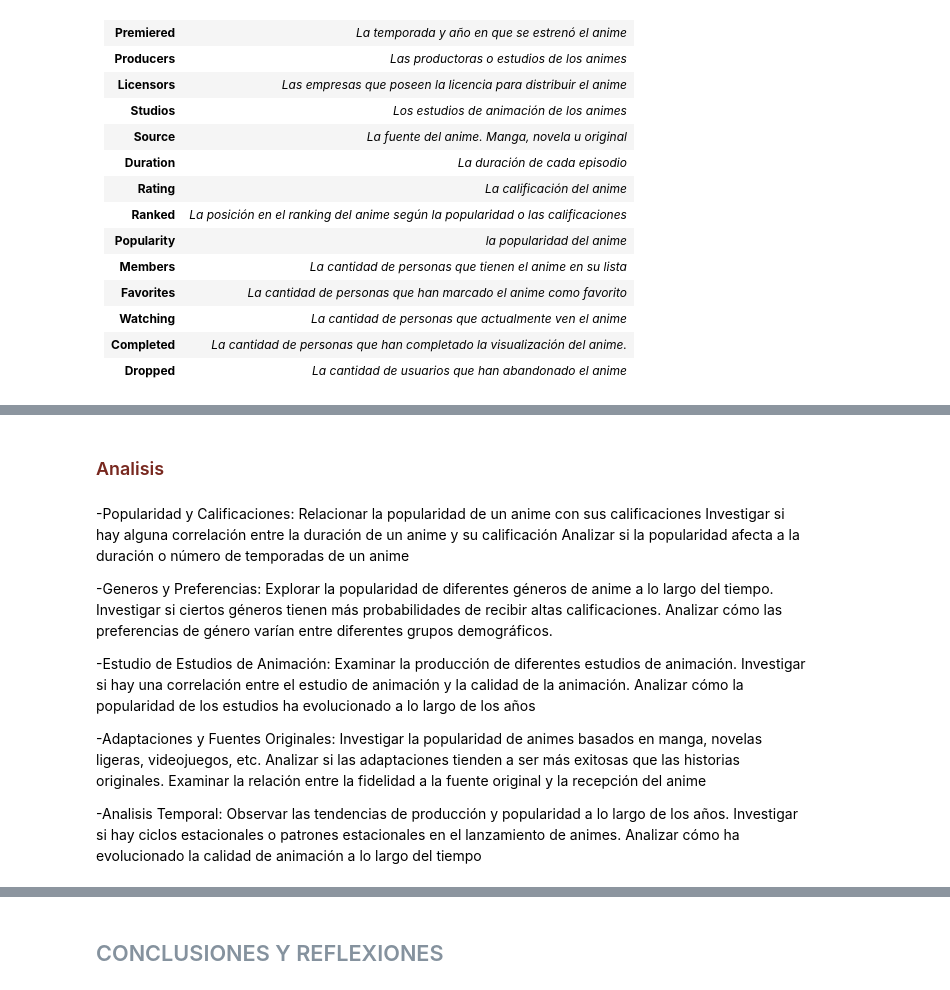
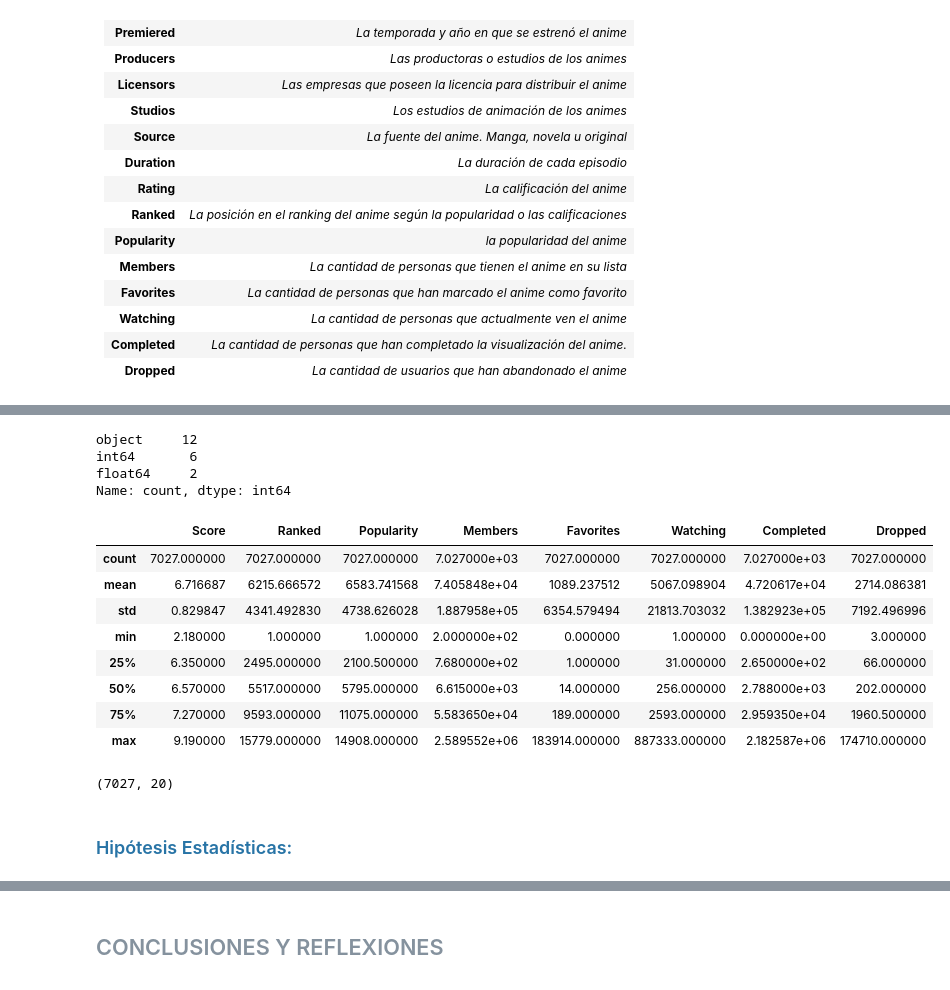
Before and after one commit to AmyGaarcia/DS_PT_09_2023, a Jupyter notebook: Data_Analysis/EDA/1-Definicion_EDA ANIME_Filtrado.ipynb, the cells around one changed output, grey strips where cells are left out. Drawn from its saved outputs; the diff is of its cells as text; code cells hidden in the pictures.

```diff
--- a/Data_Analysis/EDA/1-Definicion_EDA ANIME_Filtrado.ipynb
+++ b/Data_Analysis/EDA/1-Definicion_EDA ANIME_Filtrado.ipynb
@@ -363,29 +357,25 @@ anime_filter.head(4)
+# %%
+anime_filter.dtypes.value_counts()
+# %% [output]
+object     12
+int64       6
+float64     2
+Name: count, dtype: int64
+# %%
+anime_filter.describe()
+# %% [output]
+|  | Score | Ranked | Popularity | Members | Favorites | Watching | Completed | Dropped |
+| count | 7027.000000 | 7027.000000 | 7027.000000 | 7.027000e+03 | 7027.000000 | 7027.000000 | 7.027000e+03 | 7027.000000 |
+| mean | 6.716687 | 6215.666572 | 6583.741568 | 7.405848e+04 | 1089.237512 | 5067.098904 | 4.720617e+04 | 2714.086381 |
+| std | 0.829847 | 4341.492830 | 4738.626028 | 1.887958e+05 | 6354.579494 | 21813.703032 | 1.382923e+05 | 7192.496996 |
+| min | 2.180000 | 1.000000 | 1.000000 | 2.000000e+02 | 0.000000 | 1.000000 | 0.000000e+00 | 3.000000 |
+| 25% | 6.350000 | 2495.000000 | 2100.500000 | 7.680000e+02 | 1.000000 | 31.000000 | 2.650000e+02 | 66.000000 |
+| 50% | 6.570000 | 5517.000000 | 5795.000000 | 6.615000e+03 | 14.000000 | 256.000000 | 2.788000e+03 | 202.000000 |
+| 75% | 7.270000 | 9593.000000 | 11075.000000 | 5.583650e+04 | 189.000000 | 2593.000000 | 2.959350e+04 | 1960.500000 |
+| max | 9.190000 | 15779.000000 | 14908.000000 | 2.589552e+06 | 183914.000000 | 887333.000000 | 2.182587e+06 | 174710.000000 |
+# %%
+anime_filter.shape
+# %% [output]
+(7027, 20)
 # %% [markdown]
-### <span style="color:#78281F "> Analisis </span>
+### <span style="color:#2874A6  "> Hipótesis Estadísticas: </span>
-# %% [markdown]
--Popularidad y Calificaciones:
-Relacionar la popularidad de un anime con sus calificaciones
-Investigar si hay alguna correlación entre la duración de un anime y su calificación
-Analizar si la popularidad afecta a la duración o número de temporadas de un anime
-
-
--Generos y Preferencias:
-Explorar la popularidad de diferentes géneros de anime a lo largo del tiempo.
-Investigar si ciertos géneros tienen más probabilidades de recibir altas calificaciones.
-Analizar cómo las preferencias de género varían entre diferentes grupos demográficos.
-
-
--Estudio de Estudios de Animación:
-Examinar la producción de diferentes estudios de animación.
-Investigar si hay una correlación entre el estudio de animación y la calidad de la animación.
-Analizar cómo la popularidad de los estudios ha evolucionado a lo largo de los años
-
--Adaptaciones y Fuentes Originales:
-Investigar la popularidad de animes basados en manga, novelas ligeras, videojuegos, etc.
-Analizar si las adaptaciones tienden a ser más exitosas que las historias originales.
-Examinar la relación entre la fidelidad a la fuente original y la recepción del anime
-
--Analisis Temporal:
-Observar las tendencias de producción y popularidad a lo largo de los años.
-Investigar si hay ciclos estacionales o patrones estacionales en el lanzamiento de animes.
-Analizar cómo ha evolucionado la calidad de animación a lo largo del tiempo
```
Also changed, not shown: parts of 51 cells of this notebook.
